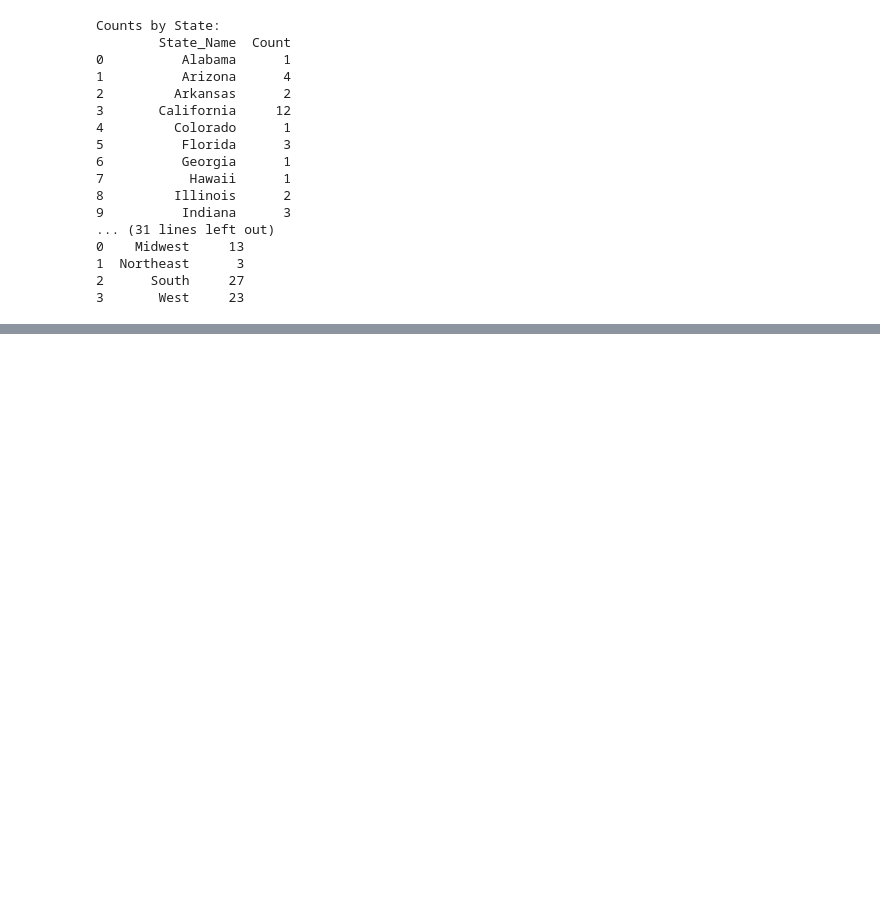
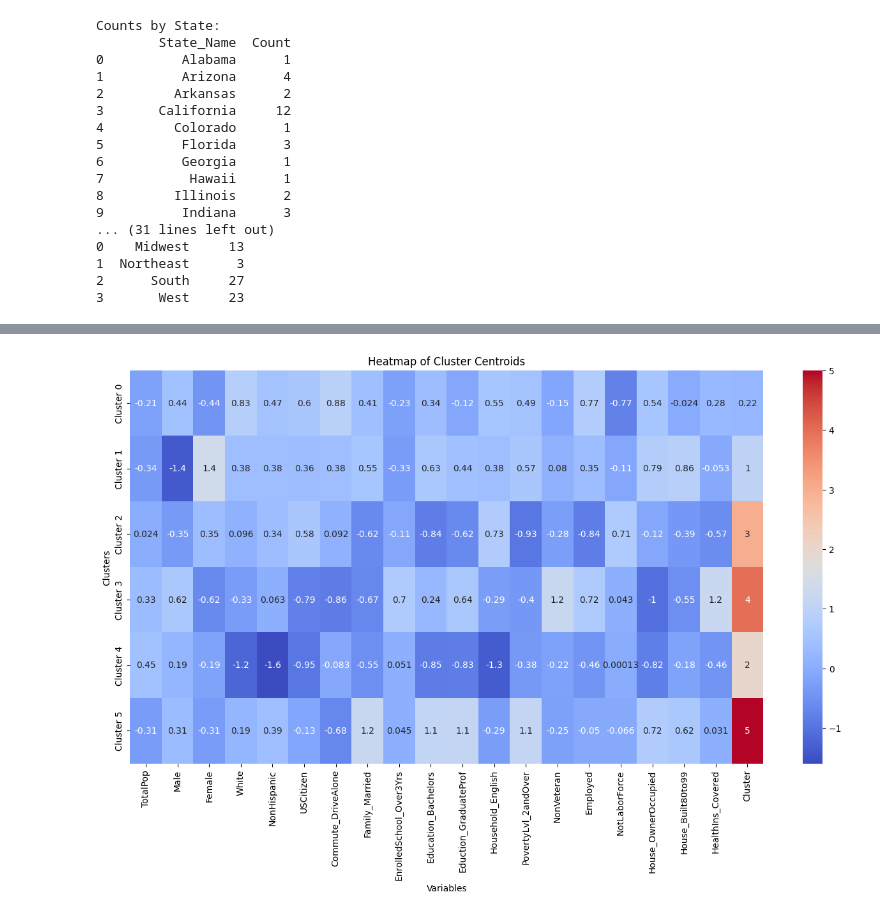
Before and after one commit to brutus-the-homeschooler/Capstone, a Jupyter notebook: Scripts/K-Means/City_of_Dublin_K_Means_Analysis.ipynb, the cells around one changed output, grey strips where cells are left out. Saved outputs shown, nothing was run; the diff lists cells and outputs as text; code cells hidden in the pictures; blank space fills up the shorter version.

```diff
--- a/Scripts/K-Means/City_of_Dublin_K_Means_Analysis.ipynb
+++ b/Scripts/K-Means/City_of_Dublin_K_Means_Analysis.ipynb
@@ -296,0 +371,19 @@ Counts by State:
+# %%
+# Drop non-numeric columns
+data_numeric = data_final_2.drop(columns=['place', 'state'])
+# %%
+np.random.seed(142)
+k_optimal =6  # Replace with the chosen optimal number of clusters
+kmeans = KMeans(n_clusters=k_optimal, random_state=142)
+
+# Fit and predict clusters
+clusters = kmeans.fit_predict(data_numeric)
+
+# Add the cluster assignments back to the numeric DataFrame
+data_numeric['Cluster'] = clusters
+# %%
+# Add 'place' and 'state' back to the DataFrame
+data_final_2 = pd.concat([data_final_2[['place', 'state']], data_numeric], axis=1)
+
+# View the final DataFrame with clusters
+print(data_final_2.head())
@@ -296,0 +497,16 @@ Counts by State:
+# %%
+# Only include numeric data
+data_numeric = data_final_2.select_dtypes(include=['number'])
+
+# Assuming you have already fitted the k-means model on your data
+centroids = pd.DataFrame(kmeans.cluster_centers_, columns=data_numeric.columns)
+# %%
+# Heatmap
+plt.figure(figsize=(16, 8))
+sns.heatmap(centroids, annot=True, cmap='coolwarm', xticklabels=data_numeric.columns, yticklabels=[f"Cluster {i}" for i in range(len(centroids))])
+plt.title("Heatmap of Cluster Centroids")
+plt.xlabel("Variables")
+plt.ylabel("Clusters")
+plt.show()
+# %% [output]
+[figure, added]
```
Also changed, not shown: parts of 23 cells of this notebook, 1 other file.
